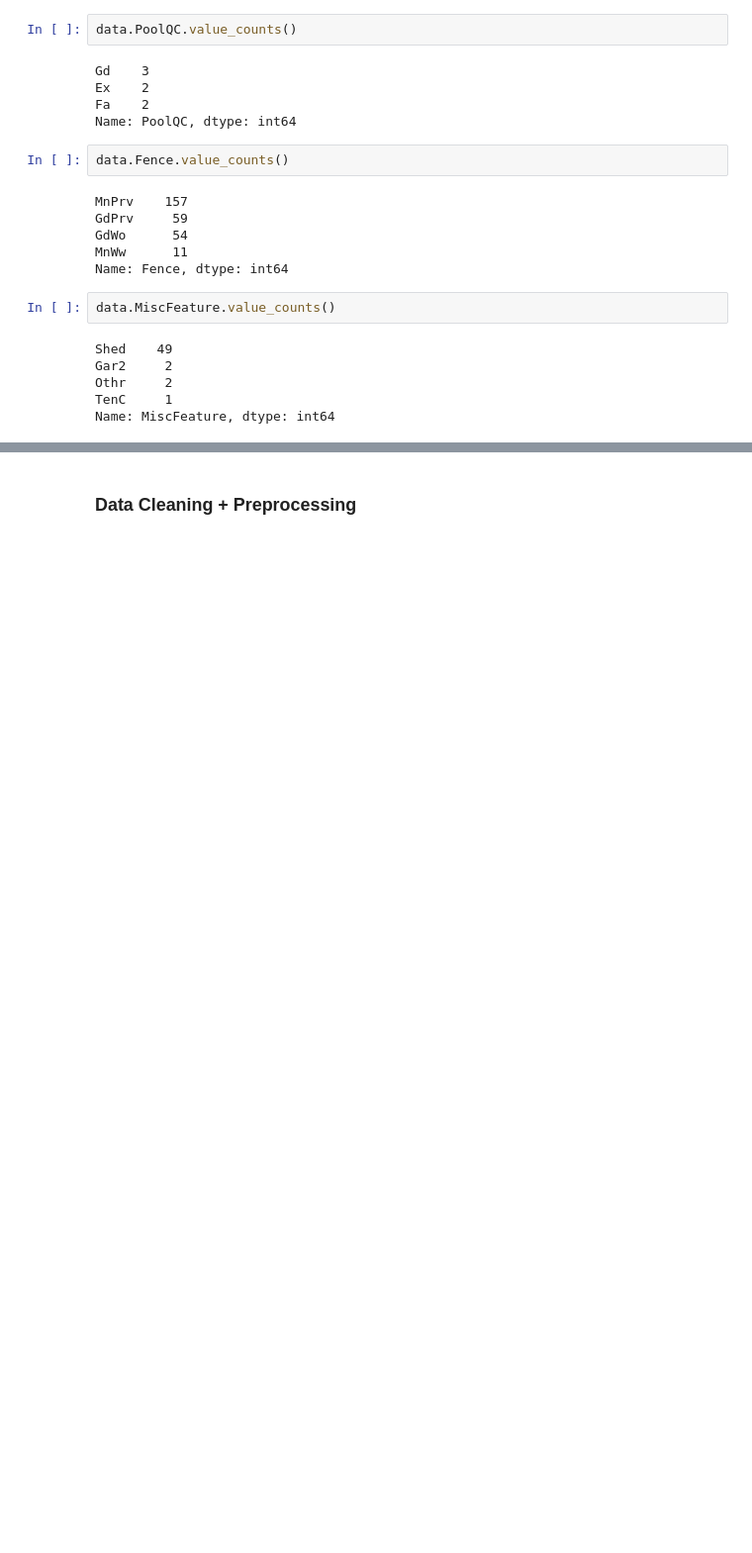
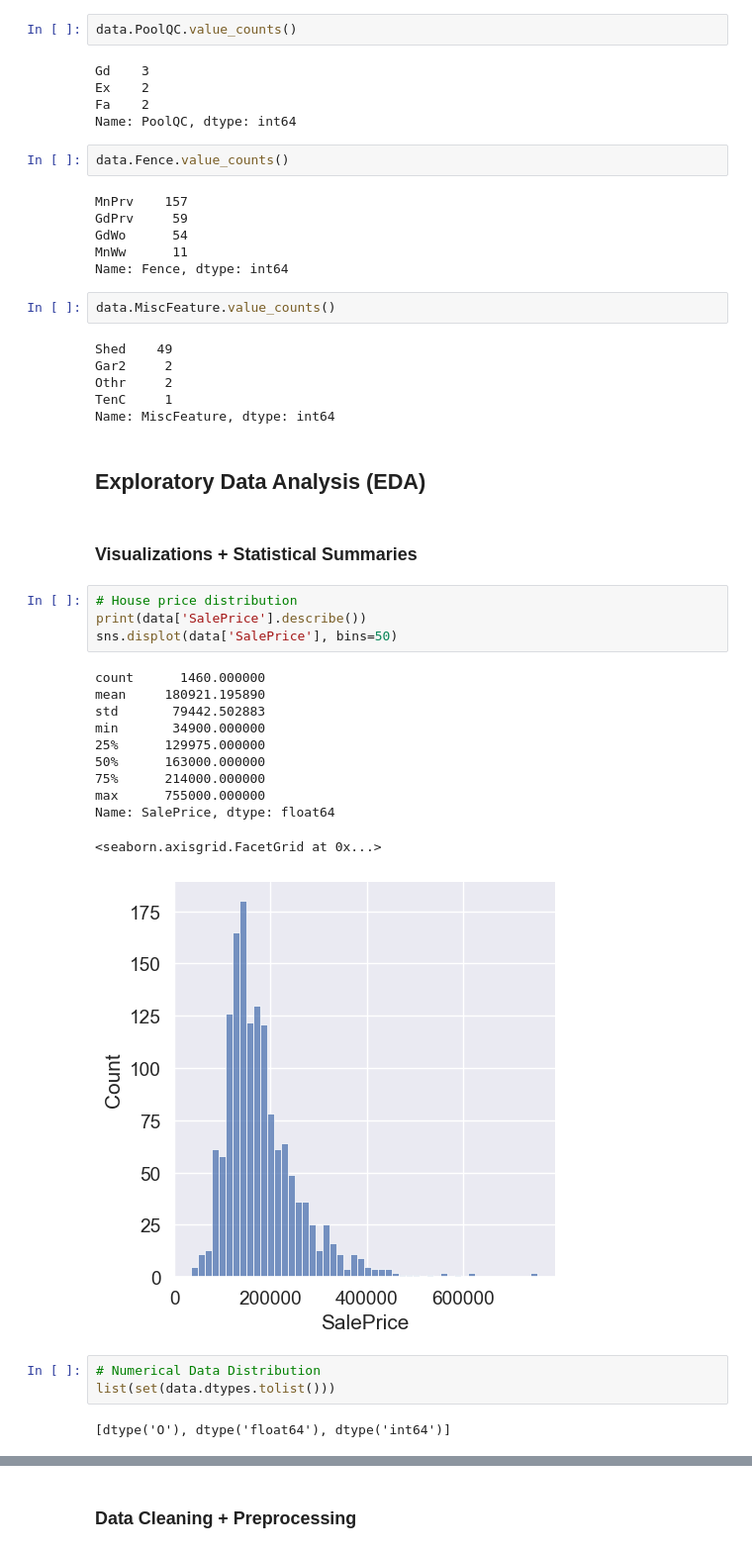
Before and after one commit to mdisant/House-Prices, a Jupyter notebook: notebook.ipynb, the cells around one changed output, grey strips where cells are left out. Shown at 99% size. Saved outputs shown, nothing was run; the diff lists cells and outputs as text; blank space fills up the shorter version.

Commit message:
Exploratory data analysis

```diff
--- a/notebook.ipynb
+++ b/notebook.ipynb
@@ -122,3 +123,28 @@ Gar2     2
 Othr     2
 TenC     1
 Name: MiscFeature, dtype: int64
+# %% [markdown]
+## Exploratory Data Analysis (EDA)
+# %% [markdown]
+### Visualizations + Statistical Summaries
+# %%
+# House price distribution
+print(data['SalePrice'].describe())
+sns.displot(data['SalePrice'], bins=50)
+# %% [output]
+count      1460.000000
+mean     180921.195890
+std       79442.502883
+min       34900.000000
+25%      129975.000000
+50%      163000.000000
+75%      214000.000000
+max      755000.000000
+Name: SalePrice, dtype: float64
+<seaborn.axisgrid.FacetGrid at 0x...>
+[figure, added]
+# %%
+# Numerical Data Distribution
+list(set(data.dtypes.tolist()))
+# %% [output]
+[dtype('O'), dtype('float64'), dtype('int64')]
```
Also changed, not shown: parts of 15 cells of this notebook, 1 other file.
